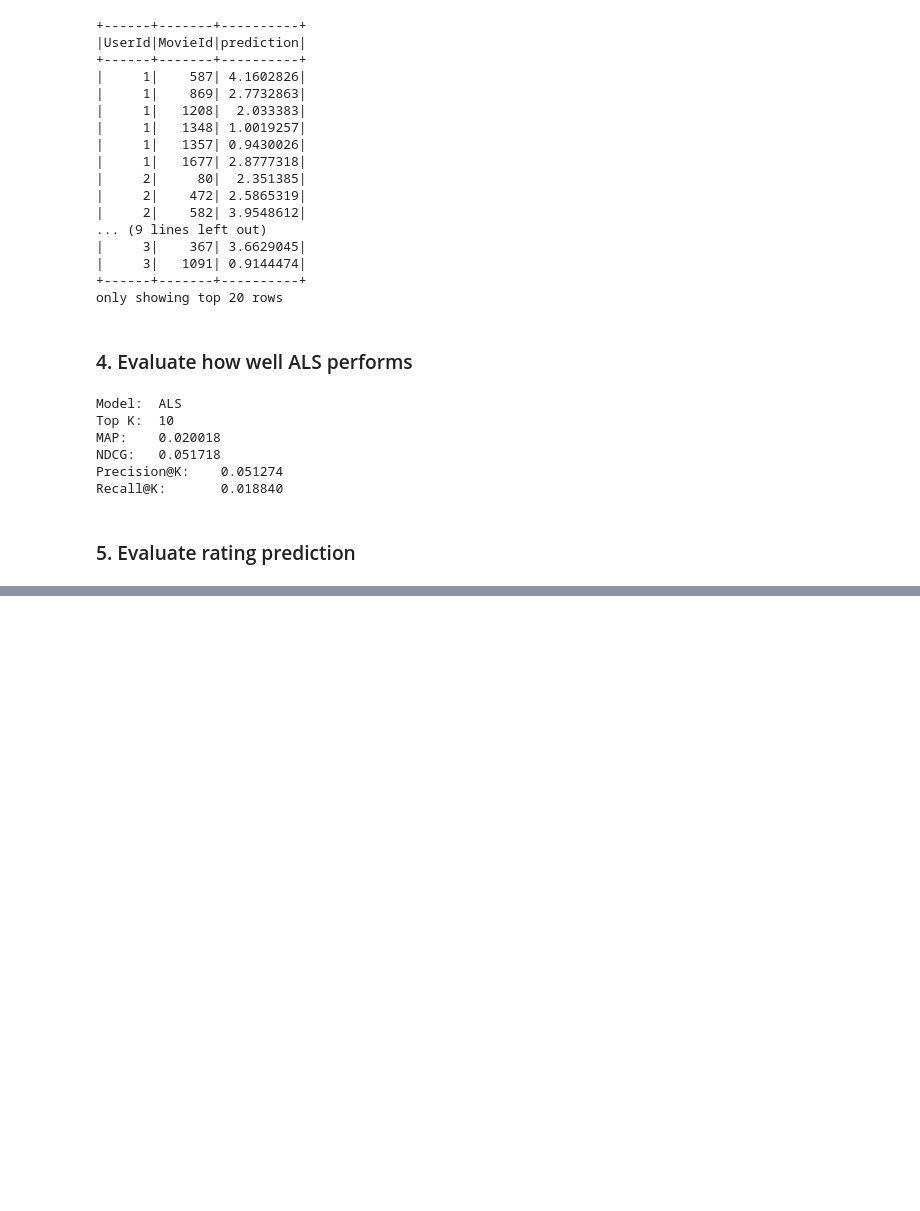
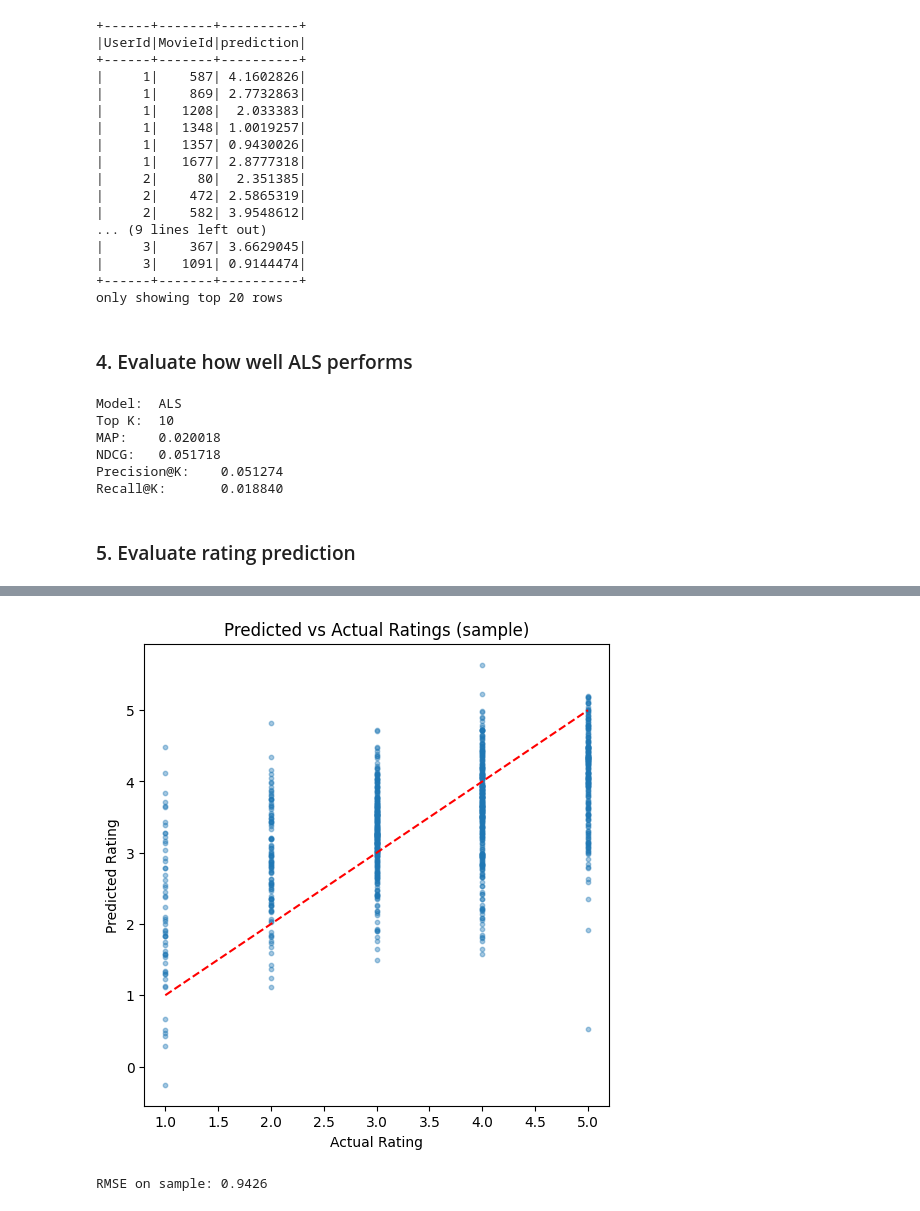
Before and after one commit to 030238220098-debug/-n, a Jupyter notebook: examples/00_quick_start/als_movielens.ipynb, the cells around one changed output, grey strips where cells are left out. Saved outputs shown, nothing was run; the diff lists cells and outputs as text; code cells hidden in the pictures; blank space fills up the shorter version.

```diff
--- a/examples/00_quick_start/als_movielens.ipynb
+++ b/examples/00_quick_start/als_movielens.ipynb
@@ -320,0 +364,54 @@ Variable `ratings` not found. Please run the earlier cells that load MovieLens i
+# %%
+# Visualization 2: Predicted vs Actual ratings (sample)
+try:
+    import matplotlib.pyplot as plt
+    import seaborn as sns
+except Exception as e:
+    print('Visualization libs not available:', e)
+
+def to_pandas_if_spark(df):
+    try:
+        if hasattr(df, 'toPandas'):
+            return df.toPandas()
+        else:
+            return df
+    except Exception:
+        return df
+
+if 'predictions' in globals():
+    try:
+        p_df = to_pandas_if_spark(predictions)
+        # look for label/prediction columns (common names: rating, prediction)
+        label_col = None
+        pred_col = None
+        for c in p_df.columns:
+            if c.lower() in ('rating','label'):
+                label_col = c
+            if c.lower() == 'prediction':
+                pred_col = c
+        if label_col and pred_col:
+            samp = p_df[[label_col, pred_col]].dropna().sample(n=min(1000, len(p_df)), random_state=42)
+            plt.figure(figsize=(6,6))
+            plt.scatter(samp[label_col], samp[pred_col], alpha=0.4, s=10)
+            plt.plot([samp[label_col].min(), samp[label_col].max()], [samp[label_col].min(), samp[label_col].max()], color='red', linestyle='--')
+            plt.xlabel('Actual Rating')
+            plt.ylabel('Predicted Rating')
+            plt.title('Predicted vs Actual Ratings (sample)')
+            plt.show()
+            # show RMSE if available
+            try:
+                from sklearn.metrics import mean_squared_error
+                import numpy as np
+                rmse = np.sqrt(mean_squared_error(samp[label_col], samp[pred_col]))
+                print(f'RMSE on sample: {rmse:.4f}')
+            except Exception:
+                pass
+        else:
+            print('Could not find both actual label and prediction columns in `predictions`. Columns found:', p_df.columns)
+    except Exception as e:
+        print('Could not display predictions DataFrame:', e)
+else:
+    print('Variable `predictions` not found. Please run the model training and prediction cells first (they usually produce `predictions`).')
+# %% [output]
+[figure, added]
+RMSE on sample: 0.9426
```
Also changed, not shown: parts of 12 cells of this notebook.
